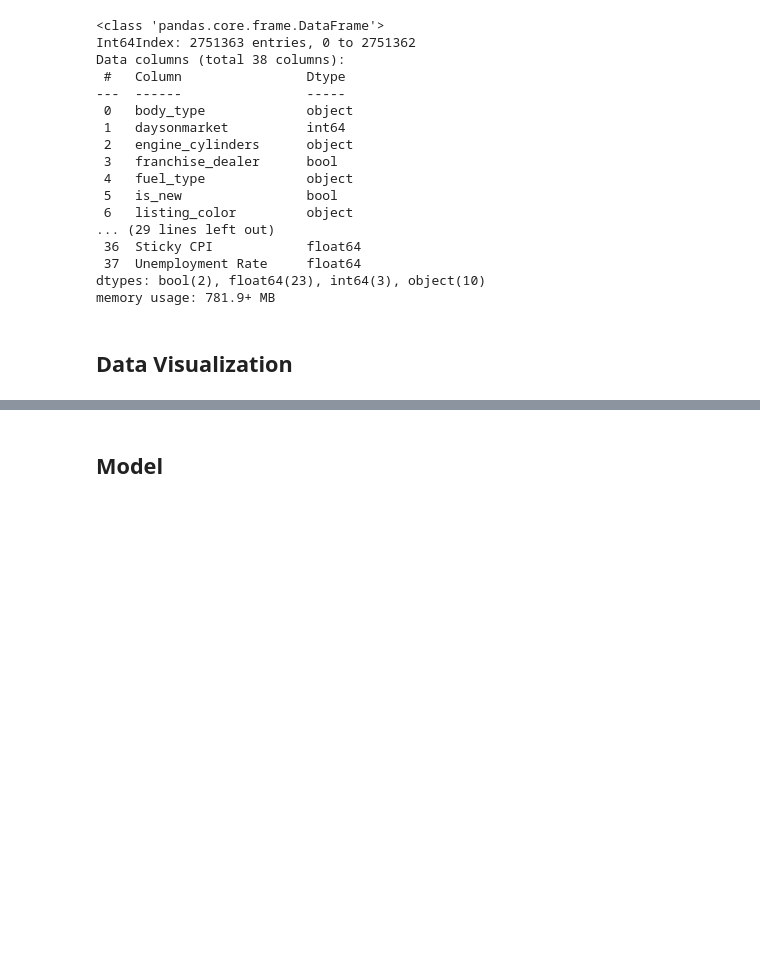
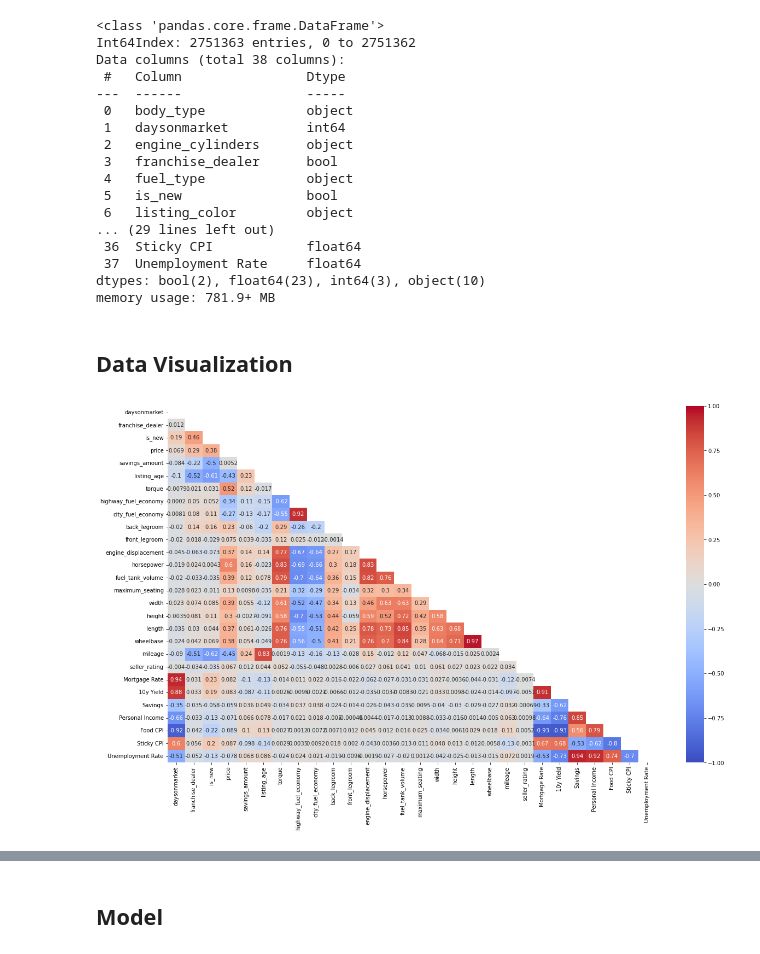
Before and after one commit to callidurai/CarPriceForecast, a Jupyter notebook: Used Car Price Model.ipynb, the cells around one changed output, grey strips where cells are left out. Saved outputs shown, nothing was run; the diff lists cells and outputs as text; code cells hidden in the pictures; blank space fills up the shorter version.

Commit message:
Visuals added

```diff
--- a/Used Car Price Model.ipynb
+++ b/Used Car Price Model.ipynb
@@ -433,7 +433,9 @@ memory usage: 781.9+ MB
 # %% [markdown]
 ## Data Visualization
 # %%
-#plt.figure(figsize=(20,12))
-#mask = np.triu(np.ones_like(df_final.corr(), dtype= bool))
-#sns.heatmap(df_final.corr(), annot=True, cmap='coolwarm', mask=mask,vmin=-1, vmax=1);
+plt.figure(figsize=(20,12))
+mask = np.triu(np.ones_like(df_final.corr(), dtype= bool))
+sns.heatmap(df_final.corr(), annot=True, cmap='coolwarm', mask=mask,vmin=-1, vmax=1);
+# %% [output]
+[figure, added]
 # %%
```
Also changed, not shown: parts of 26 cells of this notebook.
